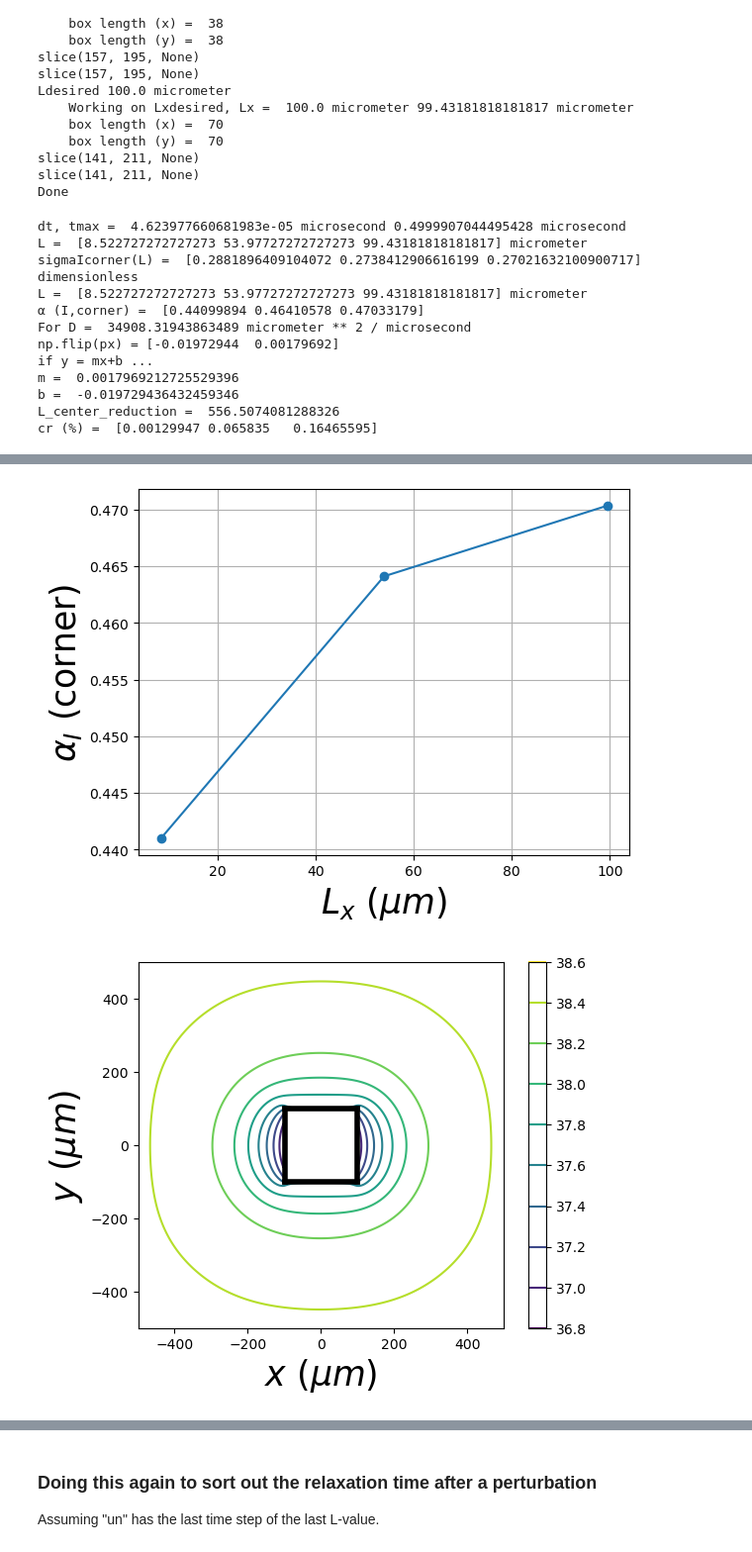
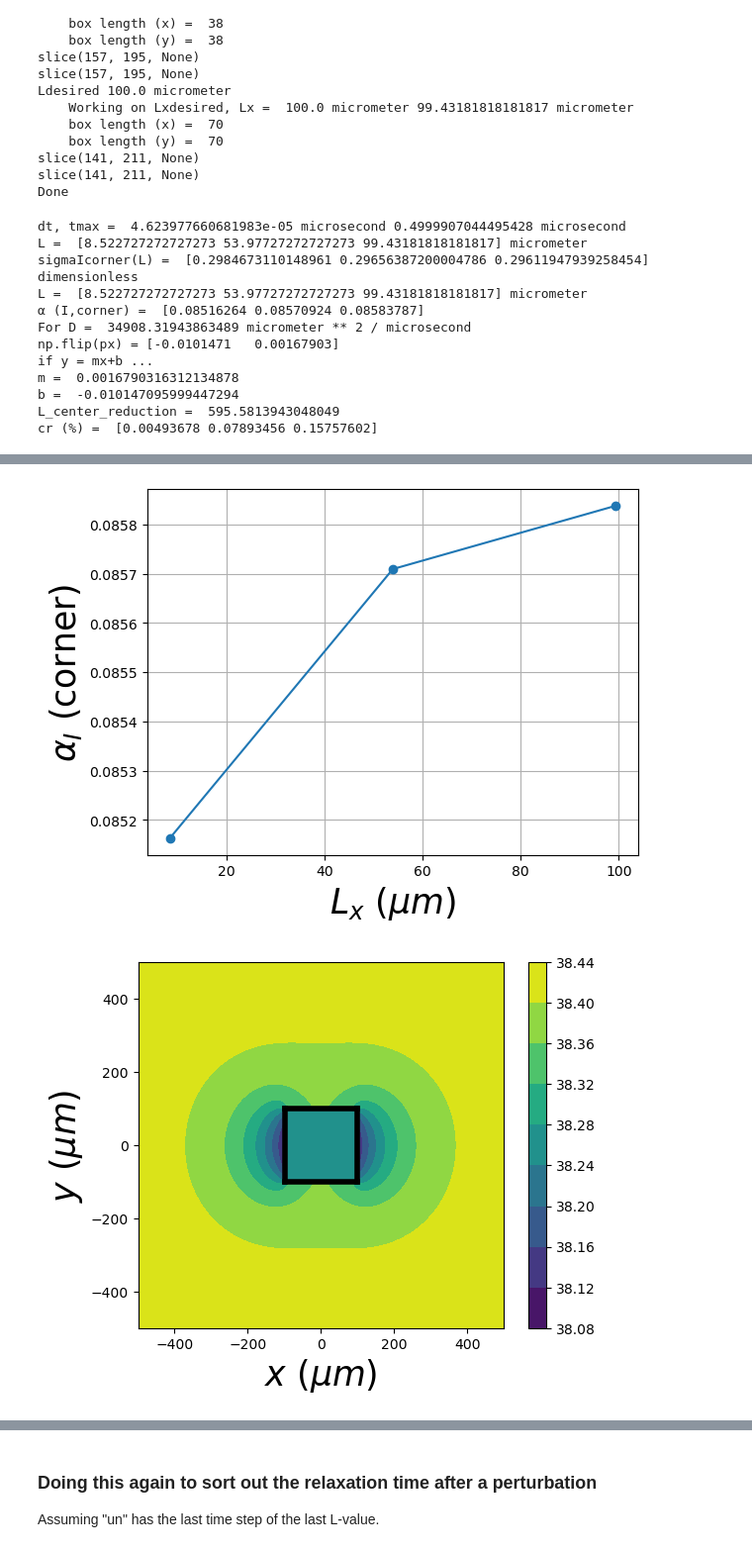
Before and after one commit to upschemistry/icecontinuum, a Jupyter notebook: 2024 - ethill/vaporfield_2d.ipynb, the cells around one changed output, grey strips where cells are left out. Shown at 99% size. Saved outputs shown, nothing was run; the diff lists cells and outputs as text; code cells hidden in the pictures.

```diff
--- a/2024 - ethill/vaporfield_2d.ipynb
+++ b/2024 - ethill/vaporfield_2d.ipynb
@@ -78,9 +78,9 @@ print('Temperature = ',Temp)
 
 # Growth rate of the crystal
 # g_icex = AssignQuantity(2,'micrometer/second')
-g_icex_left = AssignQuantity(5,'micrometer/second')
-g_icex_right = AssignQuantity(5,'micrometer/second')
-g_icey = AssignQuantity(2,'micrometer/second')
+g_icex_left = AssignQuantity(1,'micrometer/second')
+g_icex_right = AssignQuantity(1,'micrometer/second')
+g_icey = AssignQuantity(0.03,'micrometer/second')
 # g_ice = AssignQuantity(5.12,'micrometer/second')
 # g_ice = AssignQuantity(3.75,'micrometer/second')
 # print('g_icex = ',g_icex)
@@ -438,7 +438,7 @@ plt.grid(True)
 # Graph as contour plot
 fig,ax = plt.subplots()
 ax.set_aspect('equal')
-CS = ax.contour(x.magnitude,y.magnitude,un.T)
+CS = ax.contourf(x.magnitude,y.magnitude,un.T)
 ax.set_xlabel(r'$x$ ($\mu m$)', fontsize=fontsize)
 ax.set_ylabel(r'$y$ ($\mu m$)', fontsize=fontsize)
 fig.colorbar(CS)
@@ -484,13 +484,13 @@ print('cr (%) = ', c_rx_percent_list)
 # %% [output]
 dt, tmax =  4.623977660681983e-05 microsecond 0.4999907044495428 microsecond
 L =  [8.522727272727273 53.97727272727273 99.43181818181817] micrometer
-sigmaIcorner(L) =  [0.2881896409104072 0.2738412906616199 0.27021632100900717] dimensionless
+sigmaIcorner(L) =  [0.2984673110148961 0.29656387200004786 0.29611947939258454] dimensionless
 L =  [8.522727272727273 53.97727272727273 99.43181818181817] micrometer
-α (I,corner) =  [0.44099894 0.46410578 0.47033179]
+α (I,corner) =  [0.08516264 0.08570924 0.08583787]
 For D =  34908.31943863489 micrometer ** 2 / microsecond
-np.flip(px) = [-0.01972944  0.00179692]
+np.flip(px) = [-0.0101471   0.00167903]
 if y = mx+b ...
-m =  0.0017969212725529396
-b =  -0.019729436432459346
-L_center_reduction =  556.5074081288326
-cr (%) =  [0.00129947 0.065835   0.16465595]
+m =  0.0016790316312134878
+b =  -0.010147095999447294
+L_center_reduction =  595.5813943048049
+cr (%) =  [0.00493678 0.07893456 0.15757602]
@@ -503,2 +503,2 @@ cr (%) =  [0.00129947 0.065835   0.16465595]
-[figure, old version]
+[figure, new version]
-[figure, old version]
+[figure, new version]
```
Also changed, not shown: parts of 3 cells of this notebook, 3 other files.
